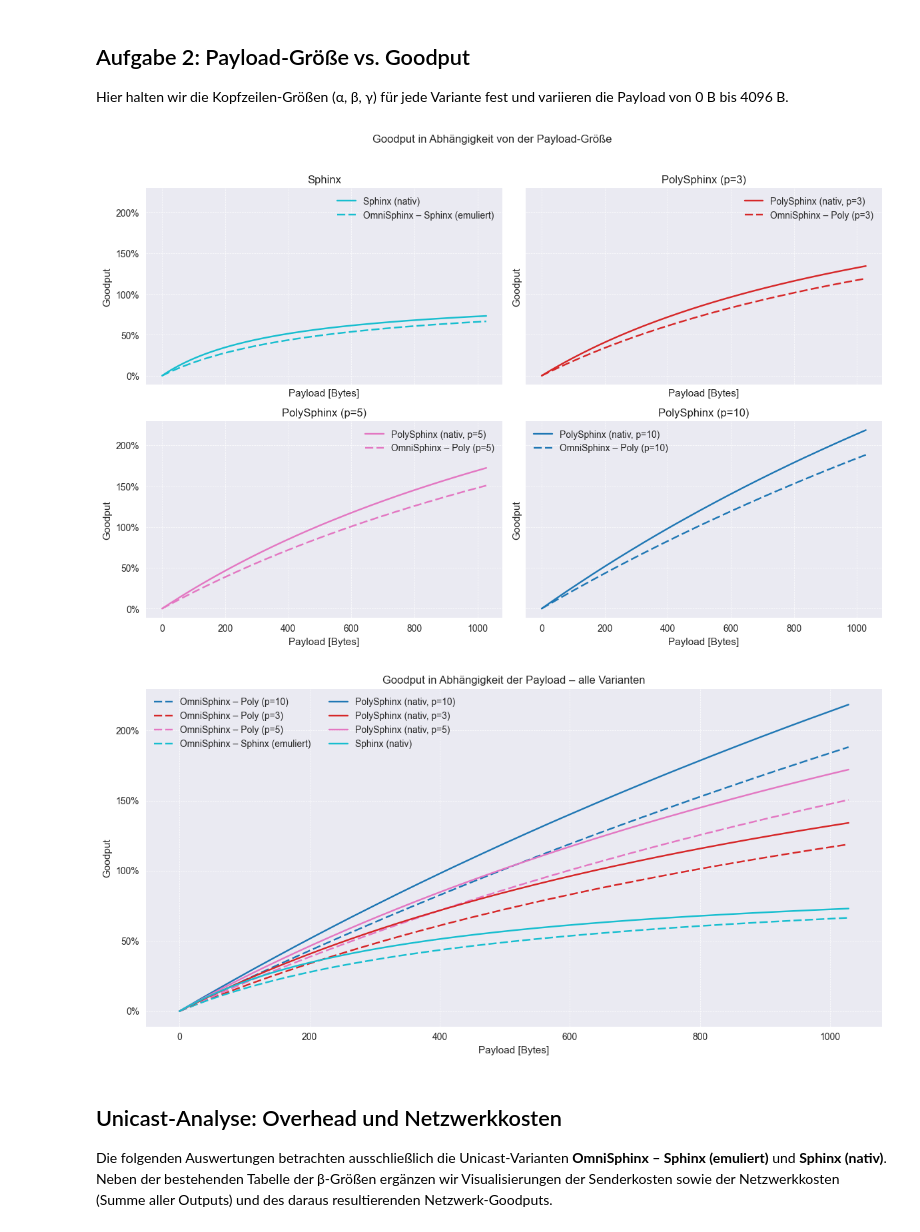
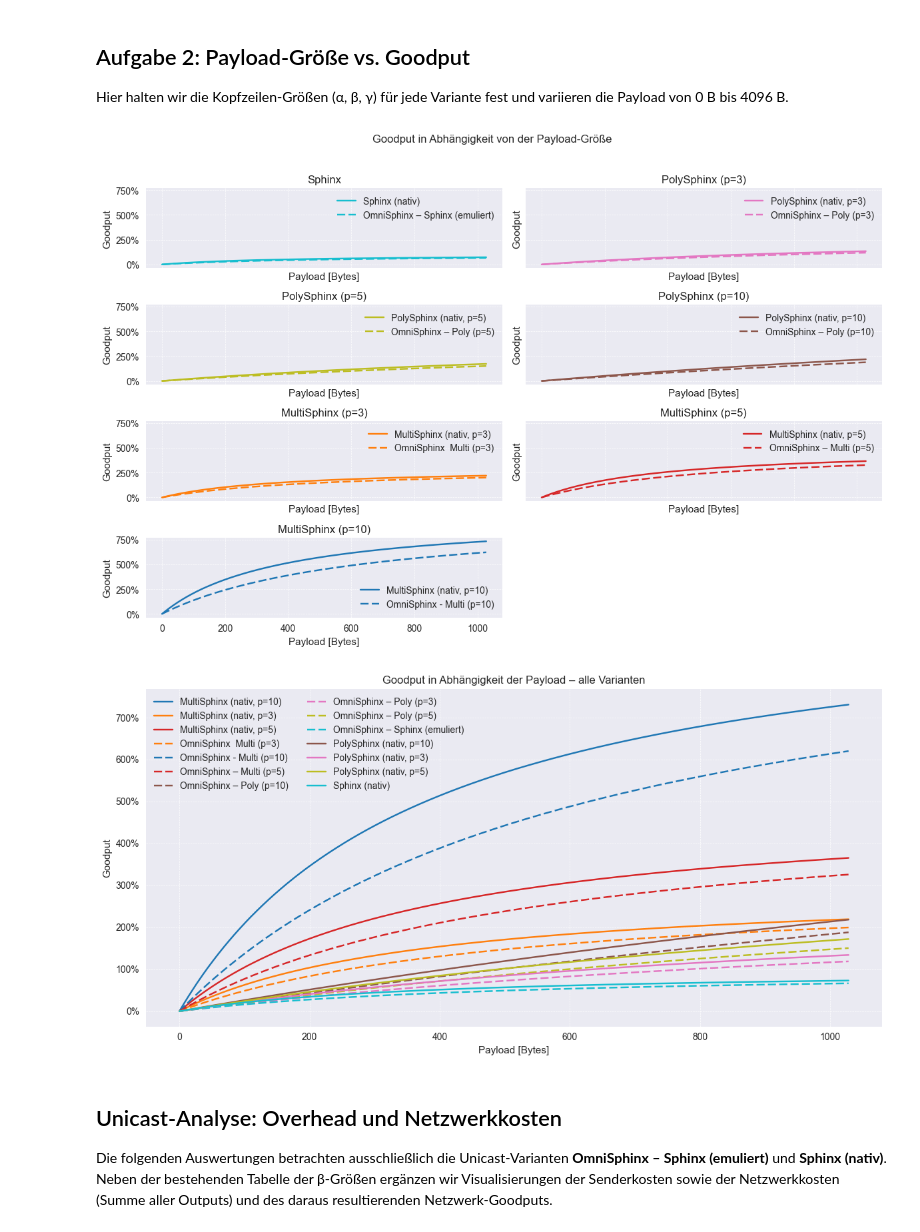
Before and after one commit to kit-ps/OmniSphinx, a Jupyter notebook: size_evaluation.ipynb, the cells around one changed output. Saved outputs shown, nothing was run; the diff lists cells and outputs as text; code cells hidden in the pictures.

Commit message:
Add MultiSphinx to size_eval

```diff
--- a/size_evaluation.ipynb
+++ b/size_evaluation.ipynb
@@ -229 +304,15 @@ def sphinx_instruction_bits(kappa_bits: int = KAPPA_BITS) -> int:
+# %%
+#SPHINX
+
+def native_sphinx_beta_bits(*, path_length: int = PATH_LENGTH, kappa_bits: int = KAPPA_BITS) -> int:
+    """Beta length for native Sphinx packets."""
+
+    return path_length * 2 * (2 * kappa_bits + BITS_PER_BYTE) # 2 Times Path Length, since in PolySphinx each Segment (from Sender to Replication and from Replication to Exit) has pathlength hops
+
+
+def omni_sphinx_beta_bits(*, path_length: int = PATH_LENGTH, kappa_bits: int = KAPPA_BITS) -> int:
+    """Beta length for OmniSphinx emulating the native Sphinx format."""
+
+    instr_bits = sphinx_instruction_bits(kappa_bits)
+    return path_length * 2 * (instr_bits + kappa_bits + BITS_PER_BYTE)
 # %%
@@ -426,6 +580,12 @@ color_group_map = {
     "poly_native_p5": "PolySphinx (p=5)",
     "omni_poly_p10": "PolySphinx (p=10)",
     "poly_native_p10": "PolySphinx (p=10)",
+    "omni_multi_p3": "MultiSphinx (p=3)",
+    "multi_native_p3": "MultiSphinx (p=3)",
+    "omni_multi_p5": "MultiSphinx (p=5)",
+    "multi_native_p5": "MultiSphinx (p=5)",
+    "omni_multi_p10": "MultiSphinx (p=10)",
+    "multi_native_p10": "MultiSphinx (p=10)",
 }
 
 for key, variant in variants.items():
@@ -439,11 +599,14 @@ for key, variant in variants.items():
         gp = goodput(payload_bits, total_bits, replication_factor)
         goodput_values.append(gp)
 
-    family = "Sphinx" if variant.p is None else f"PolySphinx (p={variant.p})"
+    if variant.family == "Sphinx":
+        family = "Sphinx"
+    else:
+        family = f"{variant.family} (p={variant.p})"
     if family not in variant_families:
         variant_families.append(family)
 
-    color_group = color_group_map.get(key, variant.name)
+    color_group = color_group_map.get(key, family)
 
     payload_goodput_records.append(
         pd.DataFrame(
@@ -502,35 +665,35 @@ for ax, family in zip(axes, variant_families):
     ax.legend()
 
 for ax in axes[len(variant_families):]:
     ax.set_visible(False)
 
 fig.suptitle("Goodput in Abhängigkeit von der Payload-Größe")
 fig.tight_layout(rect=(0, 0, 1, 0.96))
 plt.show()
 
 # Gesamtansicht aller Varianten
 fig, ax = plt.subplots(figsize=(12, 6))
 for variant_name, group in payload_goodput_df.groupby("Variante"):
     sorted_group = group.sort_values("Payload [B]")
     ax.plot(
         sorted_group["Payload [B]"],
         sorted_group["Goodput"],
         label=variant_name,
         color=variant_colors[variant_name],
         linestyle=line_styles.get(sorted_group["Kind"].iloc[0], "-"),
     )
 
 ax.set_title("Goodput in Abhängigkeit der Payload – alle Varianten")
 ax.set_xlabel("Payload [Bytes]")
 ax.set_ylabel("Goodput")
 ax.yaxis.set_major_formatter(mtick.PercentFormatter(1.0))
 ax.grid(True, which="both", linestyle="--", linewidth=0.5)
 ax.legend(ncol=2)
 fig.tight_layout()
 plt.show()
 # %% [output]
-[figure, old version]
+[figure, new version]
-[figure, old version]
+[figure, new version]
 # %% [markdown]
 ## Unicast-Analyse: Overhead und Netzwerkkosten
 
```
Also changed, not shown: parts of 9 cells of this notebook.
